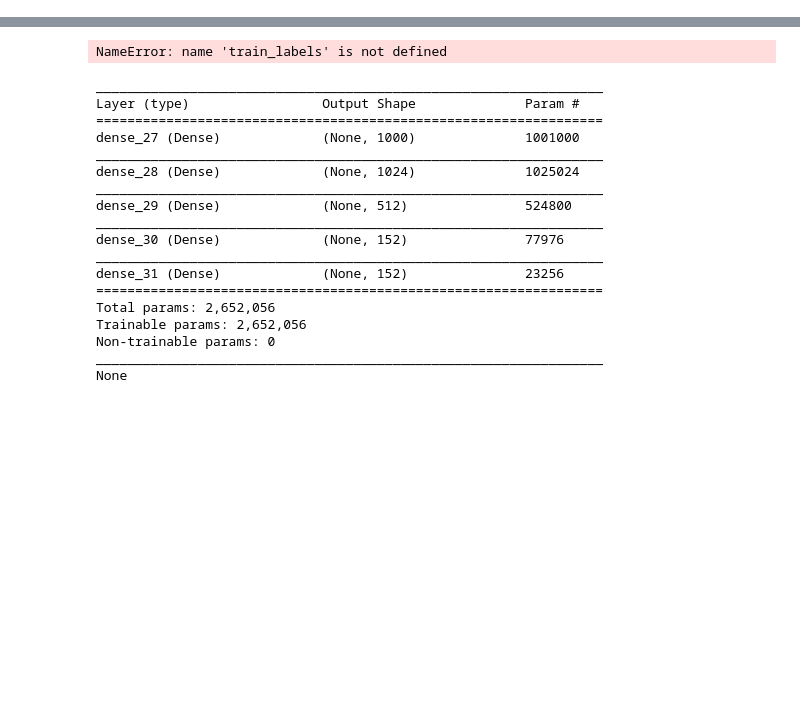
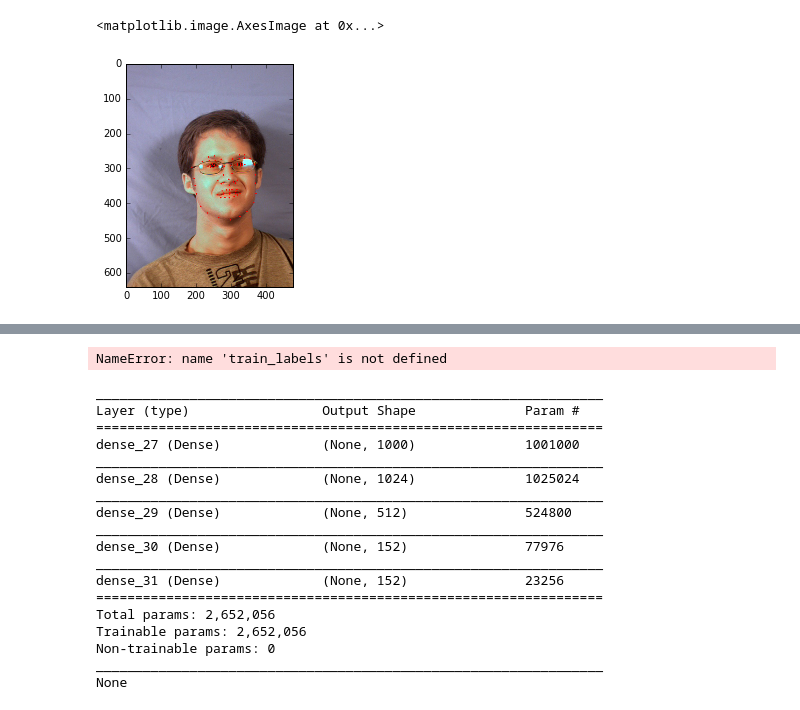
Before and after one commit to WillianPaiva/capstone_project, a Jupyter notebook: project/Project.ipynb, the cells around one changed output, grey strips where cells are left out. Saved outputs shown, nothing was run; the diff lists cells and outputs as text; code cells hidden in the pictures; blank space fills up the shorter version.

```diff
--- a/project/Project.ipynb
+++ b/project/Project.ipynb
@@ -20,0 +52,7 @@ plt.imshow(im[0])
+# %%
+for i in range(0,151,2):
+    cv2.circle(image, (int(label[i]),int(label[i+1]) ), 2, (255, 0, 0), -1)
+plt.imshow(image)
+# %% [output]
+<matplotlib.image.AxesImage at 0x...>
+[figure, added]
```
Also changed, not shown: parts of 21 cells of this notebook.
